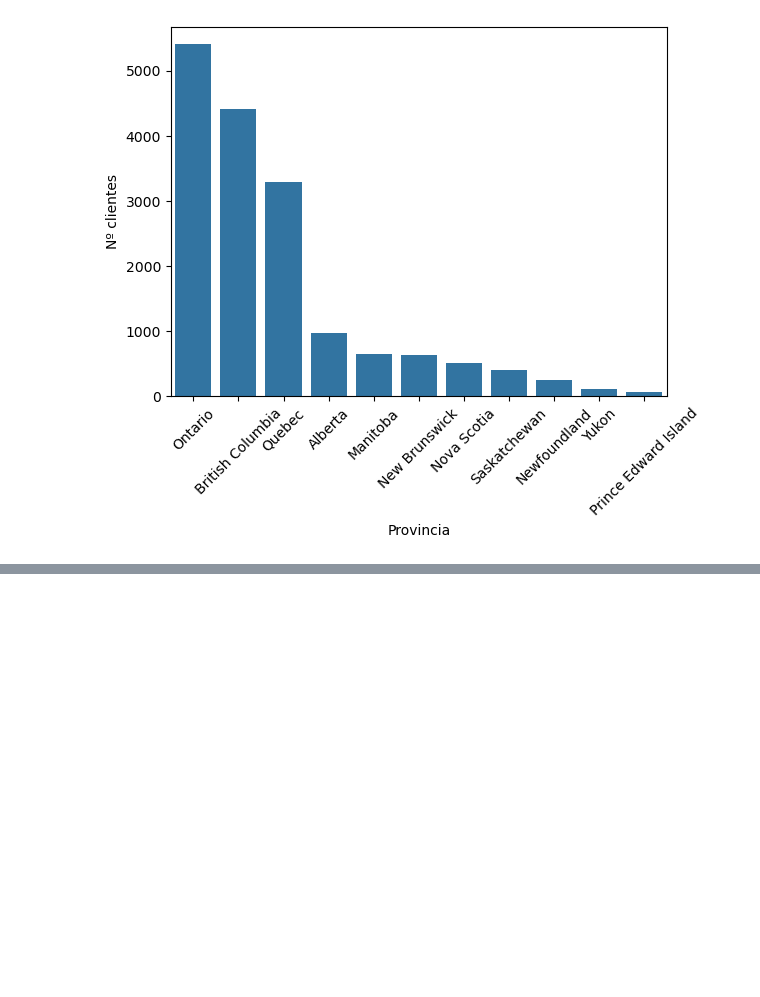
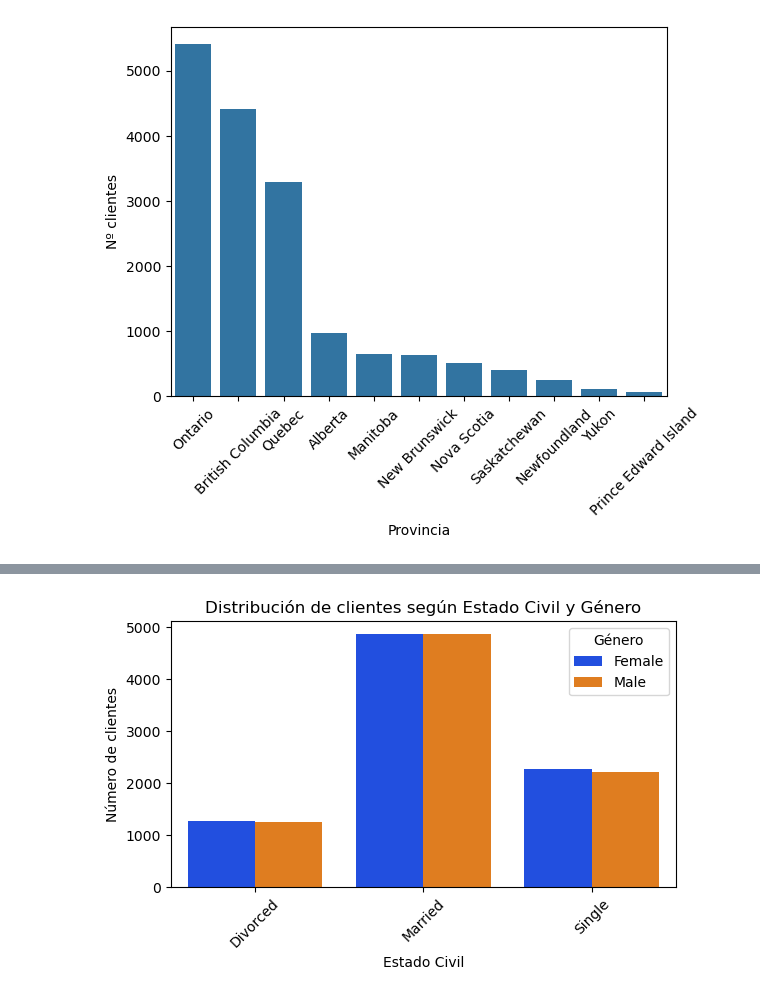
Before and after one commit to tapiamm/bda-modulo-3-evaluacion-final-tapiamm, a Jupyter notebook: ejercicio_tecnico_m3_maria_tapia.ipynb, the cells around one changed output, grey strips where cells are left out. Saved outputs shown, nothing was run; the diff lists cells and outputs as text; code cells hidden in the pictures; blank space fills up the shorter version.

```diff
--- a/ejercicio_tecnico_m3_maria_tapia.ipynb
+++ b/ejercicio_tecnico_m3_maria_tapia.ipynb
@@ -289,0 +344,24 @@ plt.show()
+# %%
+# 6. ¿Cómo se distribuyen los clientes según su estado civil y género?
+# Uso un barplot creando una tabla de frecuencias, agrupo por Marital Status y Gender. Los datos los saco de df Customer_Loyalty_History_limpio (perfil)
+
+tabla = perfil.groupby(['Marital Status', 'Gender']).size().reset_index(name='count')
+
+plt.figure(figsize=(6, 4))
+sns.barplot(data=tabla,
+            x='Marital Status',
+            y='count', hue='Gender',
+            palette='bright')
+
+plt.title('Distribución de clientes según Estado Civil y Género')
+plt.ylabel('Número de clientes')
+plt.xlabel('Estado Civil')
+plt.xticks(rotation=45)
+plt.legend(title='Género')
+plt.tight_layout()
+plt.show()
+
+# Lo que podemos deducir de este gráfico es que para los clientes casados son los mayoritarios y hay la misma cantidad de hombres y mujeres. Puede que el ambos miembros de la pareja tengan la tarjeta.
+# En el caso de divorciados (menor número), hay más mujeres. Para los solteros tambíen hay más mujeres. Para ambos casos no exiten muchas diferencias de género.
+# %% [output]
+[figure, added]
```
Also changed, not shown: parts of 8 cells of this notebook.
